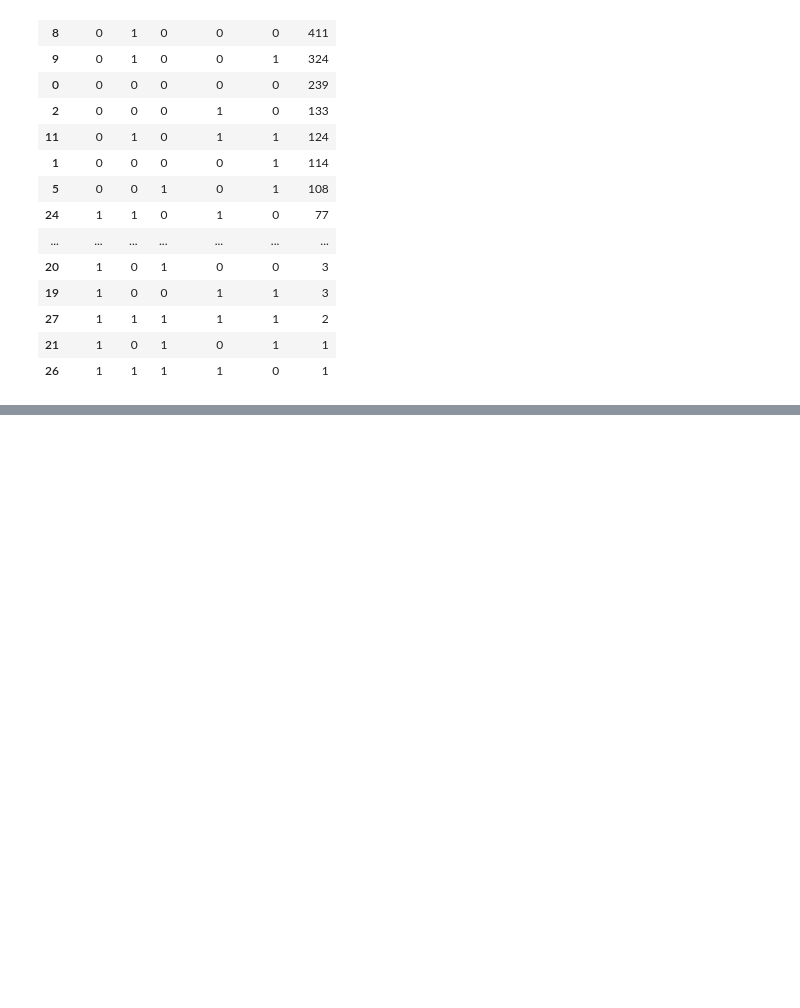
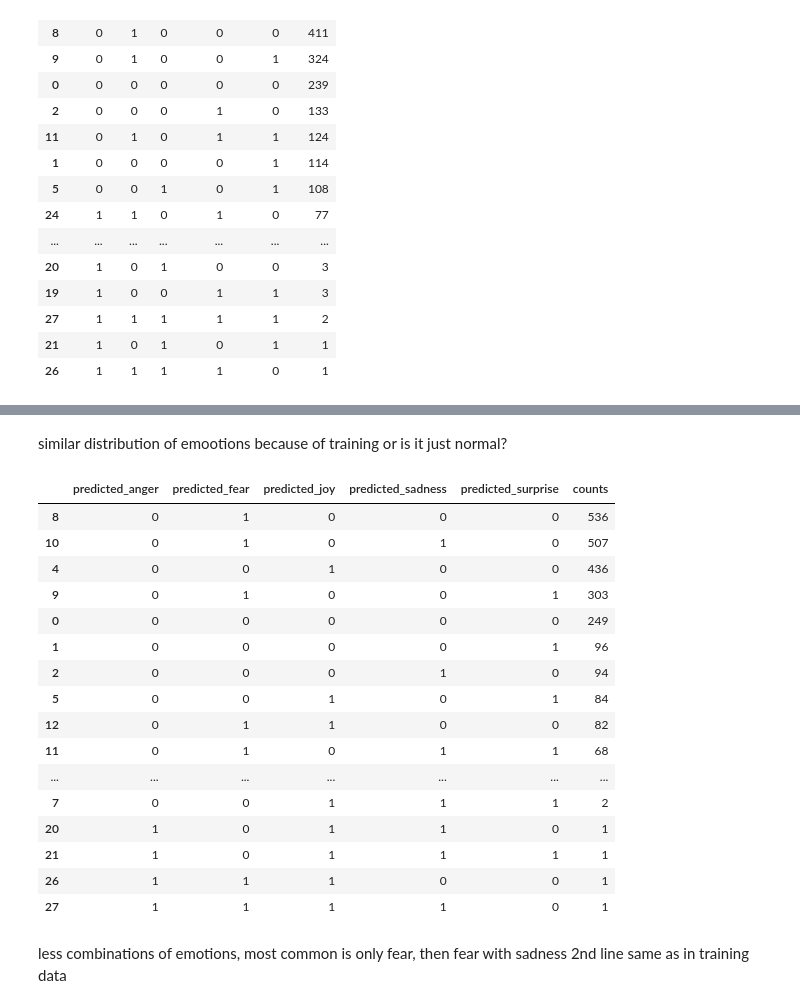
Before and after one commit to niklasbaun/EmoClassifier, a Jupyter notebook: Classifier/Getting familiar.ipynb, the cells around one changed output, grey strips where cells are left out. Cells and saved outputs as stored; diff of their text form; code cells hidden in the pictures; blank space fills up the shorter version.

Commit message:
added test track and more things in Getting familiar.ipynb to see the data

```diff
--- a/Classifier/Getting familiar.ipynb
+++ b/Classifier/Getting familiar.ipynb
@@ -81,0 +125,26 @@ data.groupby(['anger', 'fear', 'joy', 'sadness', 'surprise']).size().reset_index
+# %% [markdown]
+similar distribution of emootions
+because of training or is it just normal?
+# %%
+predictions.groupby(['predicted_anger', 'predicted_fear', 'predicted_joy', 'predicted_sadness', 'predicted_surprise']).size().reset_index(name='counts').sort_values(by='counts', ascending=False)
+# %% [output]
+|  | predicted_anger | predicted_fear | predicted_joy | predicted_sadness | predicted_surprise | counts |
+| 8 | 0 | 1 | 0 | 0 | 0 | 536 |
+| 10 | 0 | 1 | 0 | 1 | 0 | 507 |
+| 4 | 0 | 0 | 1 | 0 | 0 | 436 |
+| 9 | 0 | 1 | 0 | 0 | 1 | 303 |
+| 0 | 0 | 0 | 0 | 0 | 0 | 249 |
+| 1 | 0 | 0 | 0 | 0 | 1 | 96 |
+| 2 | 0 | 0 | 0 | 1 | 0 | 94 |
+| 5 | 0 | 0 | 1 | 0 | 1 | 84 |
+| 12 | 0 | 1 | 1 | 0 | 0 | 82 |
+| 11 | 0 | 1 | 0 | 1 | 1 | 68 |
+| ... | ... | ... | ... | ... | ... | ... |
+| 7 | 0 | 0 | 1 | 1 | 1 | 2 |
+| 20 | 1 | 0 | 1 | 1 | 0 | 1 |
+| 21 | 1 | 0 | 1 | 1 | 1 | 1 |
+| 26 | 1 | 1 | 1 | 0 | 0 | 1 |
+| 27 | 1 | 1 | 1 | 1 | 0 | 1 |
+# %% [markdown]
+less combinations of emotions, most common is only fear, then fear with sadness
+2nd line same as in training data
```
Also changed, not shown: parts of 2 cells of this notebook, 4 other files.
